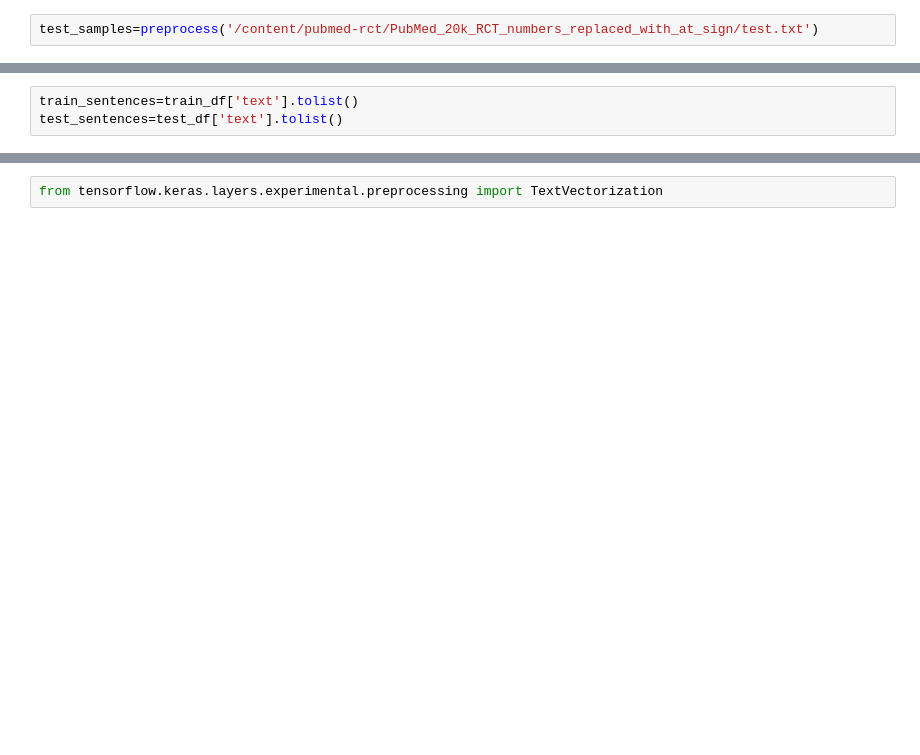
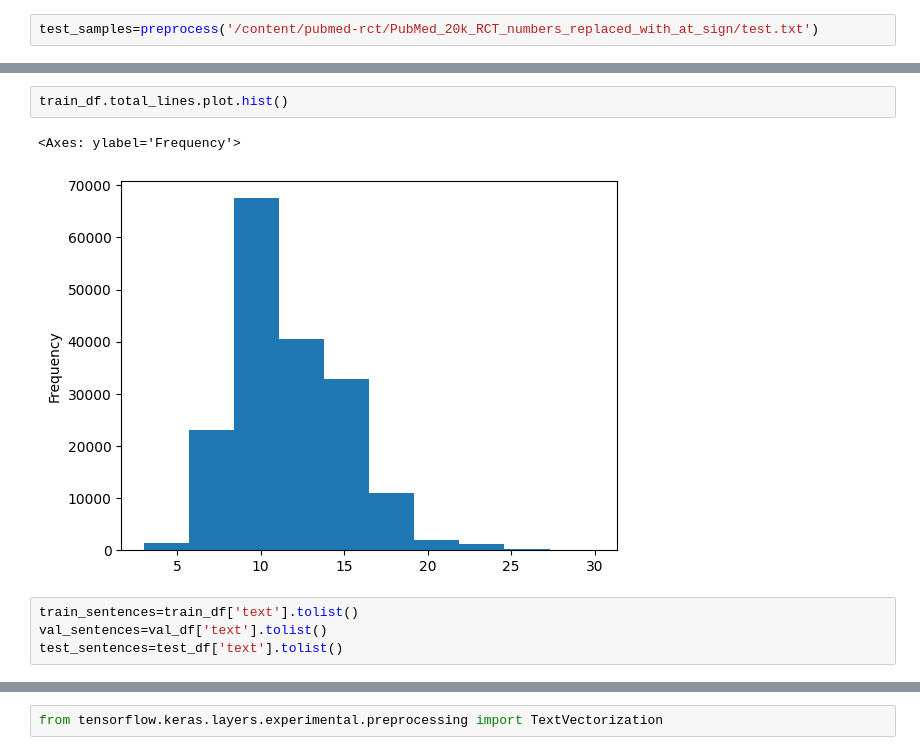
Before and after one commit to psyuktha/skimlit, a Jupyter notebook: skimlit.ipynb, the cells around one changed output, grey strips where cells are left out. Saved outputs shown, nothing was run; the diff lists cells and outputs as text; blank space fills up the shorter version.

```diff
--- a/skimlit.ipynb
+++ b/skimlit.ipynb
@@ -55,3 +144,9 @@ test_df=pd.DataFrame(test_samples)
+# %%
+train_df.total_lines.plot.hist()
+# %% [output]
+<Axes: ylabel='Frequency'>
+[figure, added]
 # %%
 train_sentences=train_df['text'].tolist()
+val_sentences=val_df['text'].tolist()
 test_sentences=test_df['text'].tolist()
```
Also changed, not shown: parts of 112 cells of this notebook.
